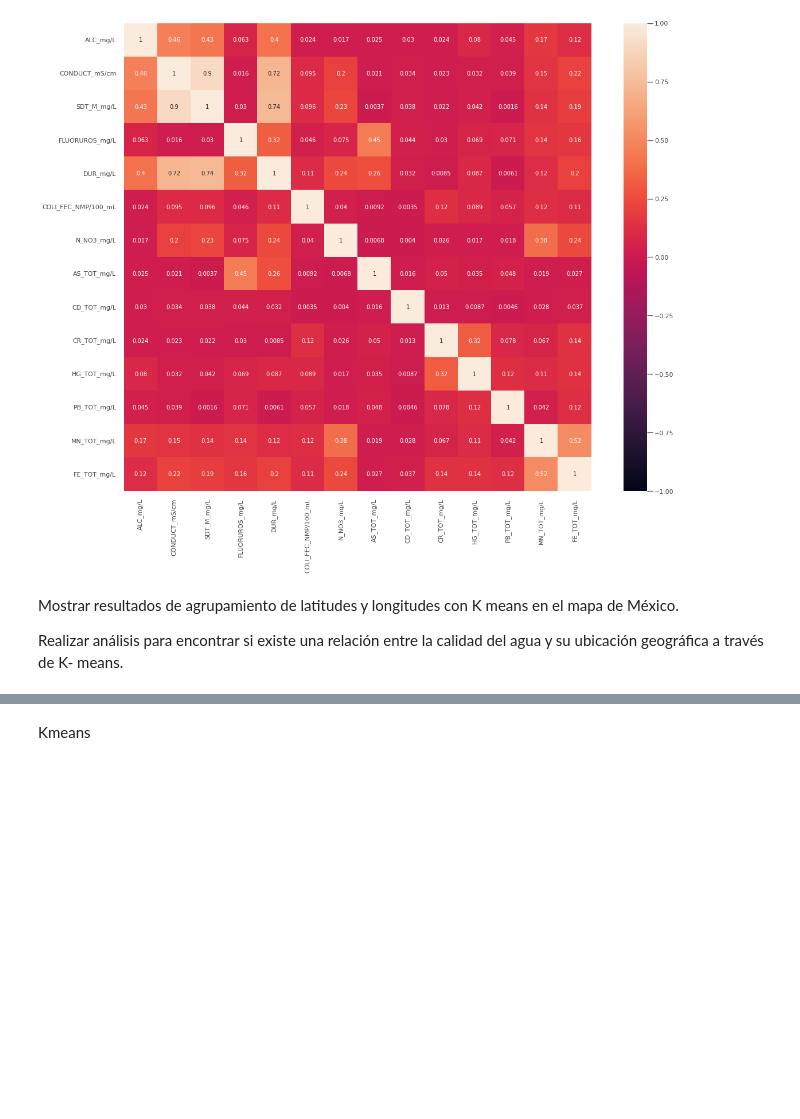
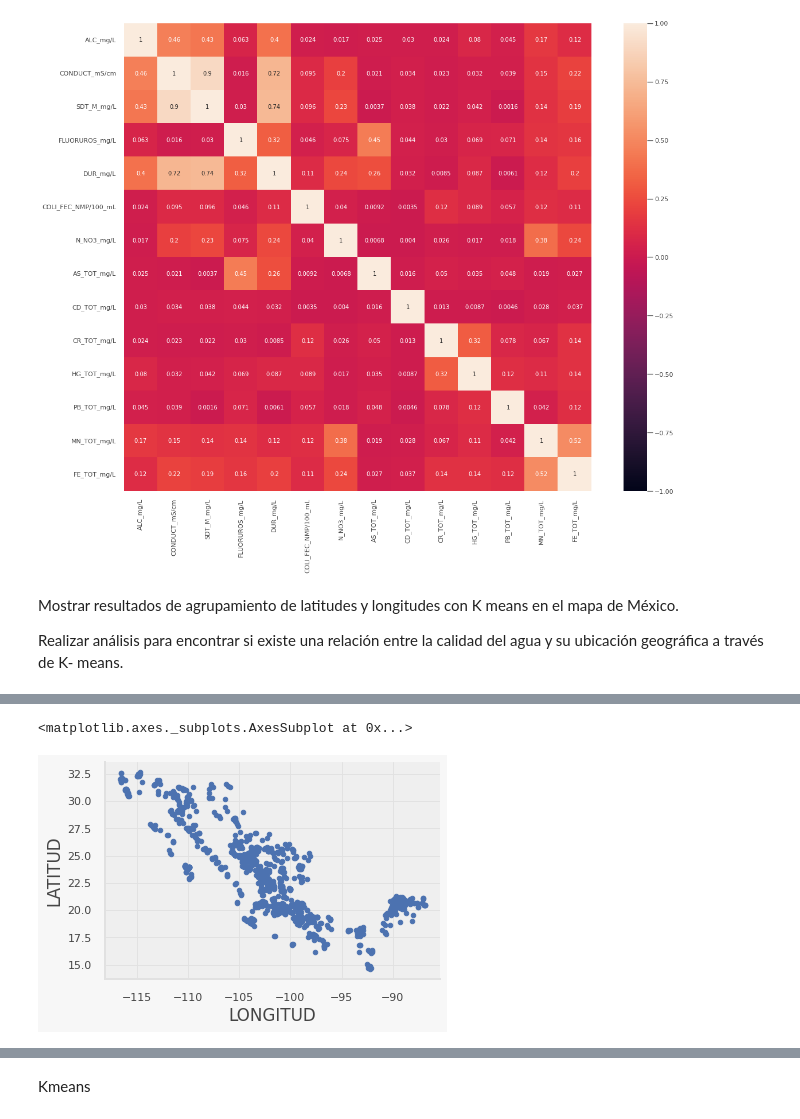
Before and after one commit to PosgradoMNA/actividades-del-projecto-cad_equipo_18, a Jupyter notebook: Equipo_18_Entrega_1_Aguas_Subterraneas.ipynb, the cells around one changed output, grey strips where cells are left out. Saved outputs shown, nothing was run; the diff lists cells and outputs as text; code cells hidden in the pictures; blank space fills up the shorter version.

```diff
--- a/Equipo_18_Entrega_1_Aguas_Subterraneas.ipynb
+++ b/Equipo_18_Entrega_1_Aguas_Subterraneas.ipynb
@@ -676,3 +670,6 @@ from shapely.geometry import Point
 # activate plot theme
 import qeds
 qeds.themes.mpl_style();
+# %%
+Data4.plot.scatter('LONGITUD','LATITUD')
+# %% [output]
@@ -679 +677,3 @@ qeds.themes.mpl_style();
+<matplotlib.axes._subplots.AxesSubplot at 0x...>
+[figure, added]
 # %%
```
Also changed, not shown: parts of 8 cells of this notebook.
